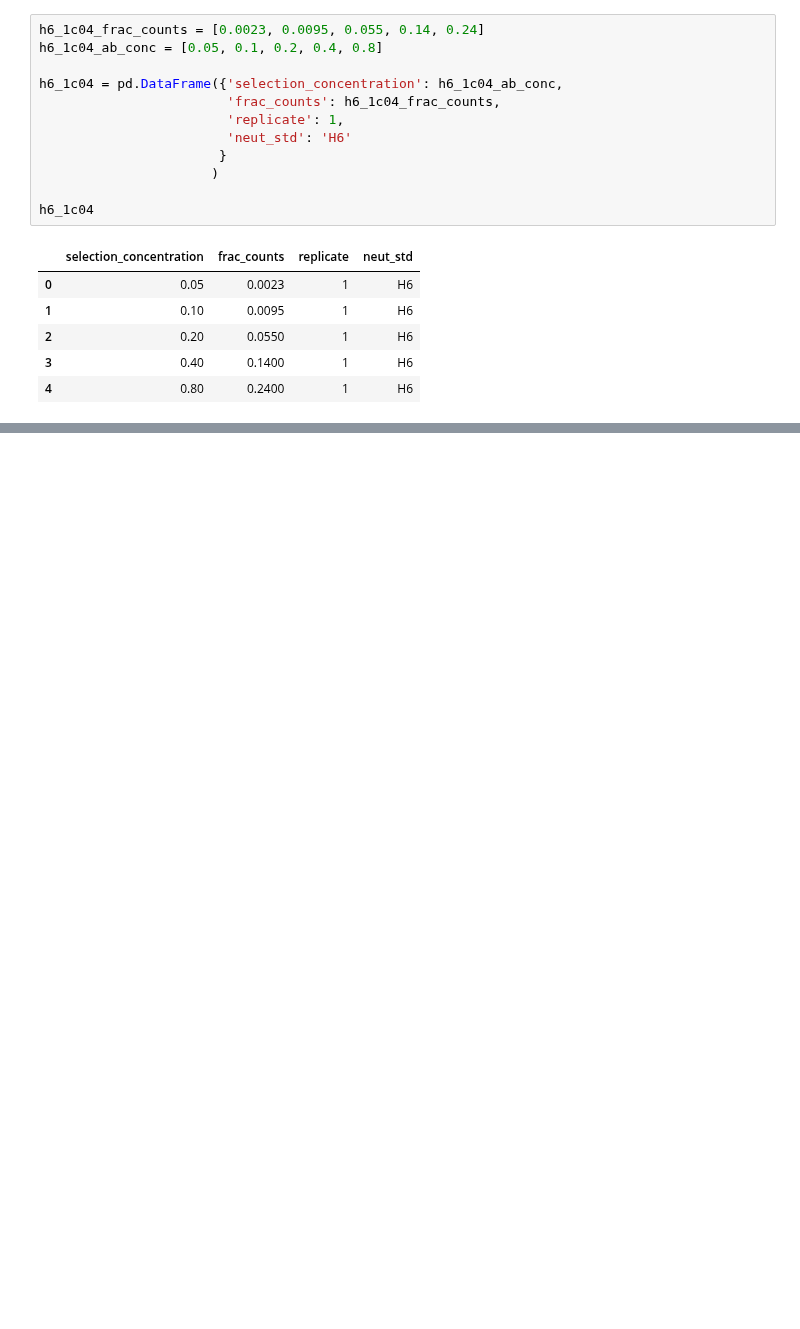
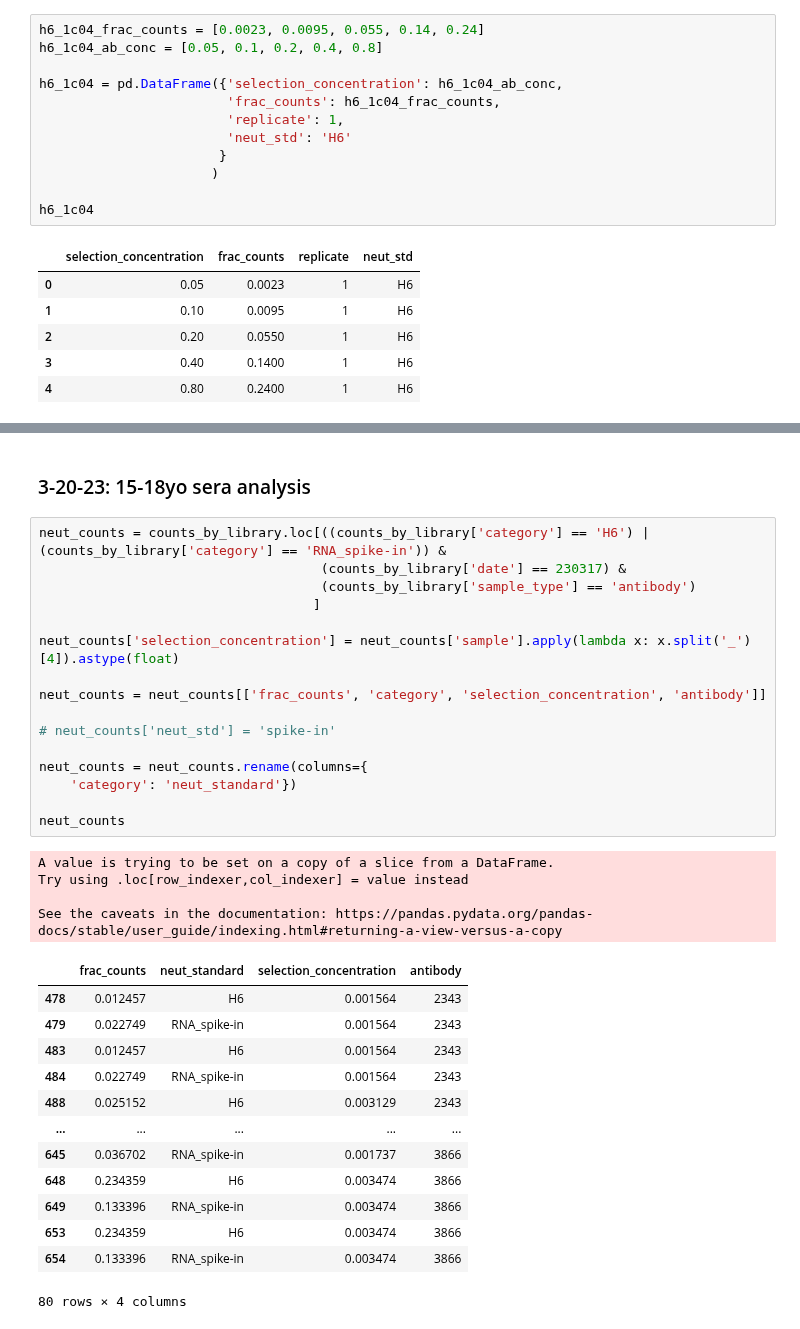
Before and after one commit to sorsinelli/flu_h3_hk19_dms_ic50, a Jupyter notebook: scratch_notebooks/230313_get-spike-in-barcodes/spike-in_counts_analysis.ipynb, the cells around one changed output, grey strips where cells are left out. Cells and saved outputs as stored; diff of their text form; blank space fills up the shorter version.

```diff
--- a/scratch_notebooks/230313_get-spike-in-barcodes/spike-in_counts_analysis.ipynb
+++ b/scratch_notebooks/230313_get-spike-in-barcodes/spike-in_counts_analysis.ipynb
@@ -392,3 +377,39 @@ frac_h6 = (
 frac_h6
 # %% [output]
 [interactive output not drawn]
+# %% [markdown]
+### 3-20-23: 15-18yo sera analysis
+# %%
+neut_counts = counts_by_library.loc[((counts_by_library['category'] == 'H6') | (counts_by_library['category'] == 'RNA_spike-in')) &
+                                    (counts_by_library['date'] == 230317) &
+                                    (counts_by_library['sample_type'] == 'antibody')
+                                   ]
+
+neut_counts['selection_concentration'] = neut_counts['sample'].apply(lambda x: x.split('_')[4]).astype(float)
+
+neut_counts = neut_counts[['frac_counts', 'category', 'selection_concentration', 'antibody']]
+
+# neut_counts['neut_std'] = 'spike-in'
+
+neut_counts = neut_counts.rename(columns={
+    'category': 'neut_standard'})
+
+neut_counts
+# %% [output]
+A value is trying to be set on a copy of a slice from a DataFrame.
+Try using .loc[row_indexer,col_indexer] = value instead
+
+See the caveats in the documentation: https://pandas.pydata.org/pandas-docs/stable/user_guide/indexing.html#returning-a-view-versus-a-copy
+|  | frac_counts | neut_standard | selection_concentration | antibody |
+| 478 | 0.012457 | H6 | 0.001564 | 2343 |
+| 479 | 0.022749 | RNA_spike-in | 0.001564 | 2343 |
+| 483 | 0.012457 | H6 | 0.001564 | 2343 |
+| 484 | 0.022749 | RNA_spike-in | 0.001564 | 2343 |
+| 488 | 0.025152 | H6 | 0.003129 | 2343 |
+| ... | ... | ... | ... | ... |
+| 645 | 0.036702 | RNA_spike-in | 0.001737 | 3866 |
+| 648 | 0.234359 | H6 | 0.003474 | 3866 |
+| 649 | 0.133396 | RNA_spike-in | 0.003474 | 3866 |
+| 653 | 0.234359 | H6 | 0.003474 | 3866 |
+| 654 | 0.133396 | RNA_spike-in | 0.003474 | 3866 |
+80 rows × 4 columns
```
Also changed, not shown: parts of 3 cells of this notebook, 1 other file.
